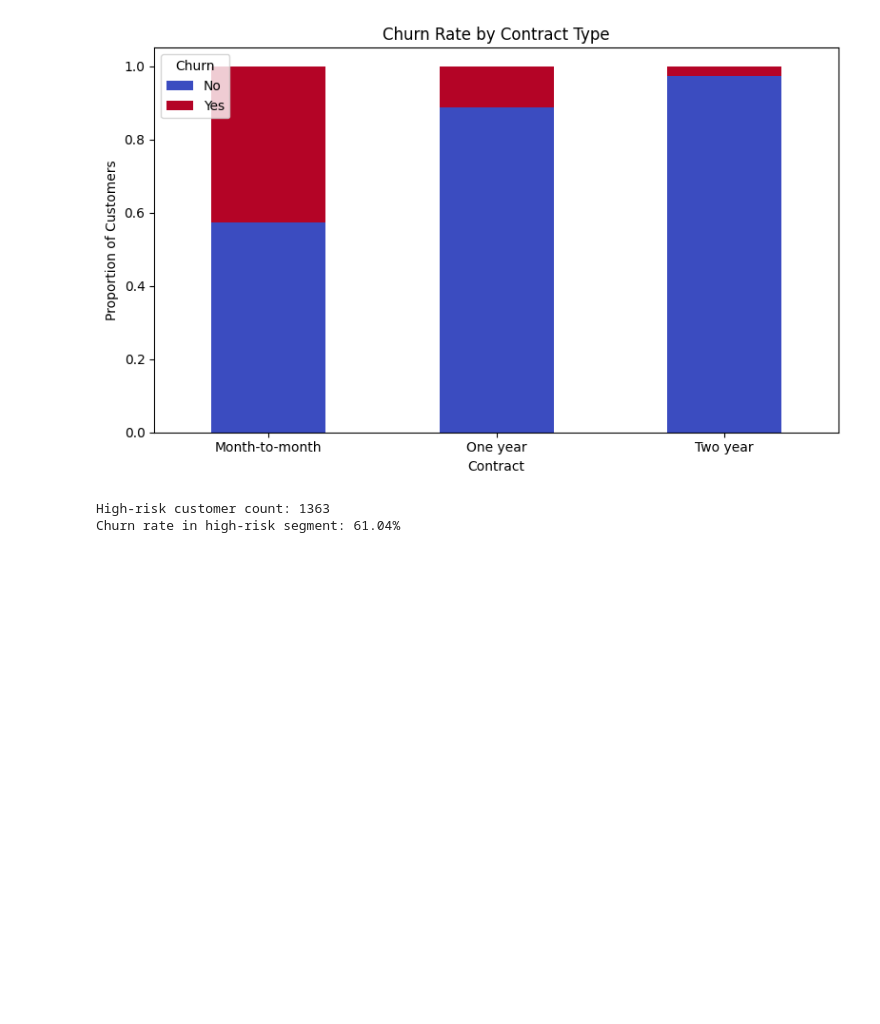
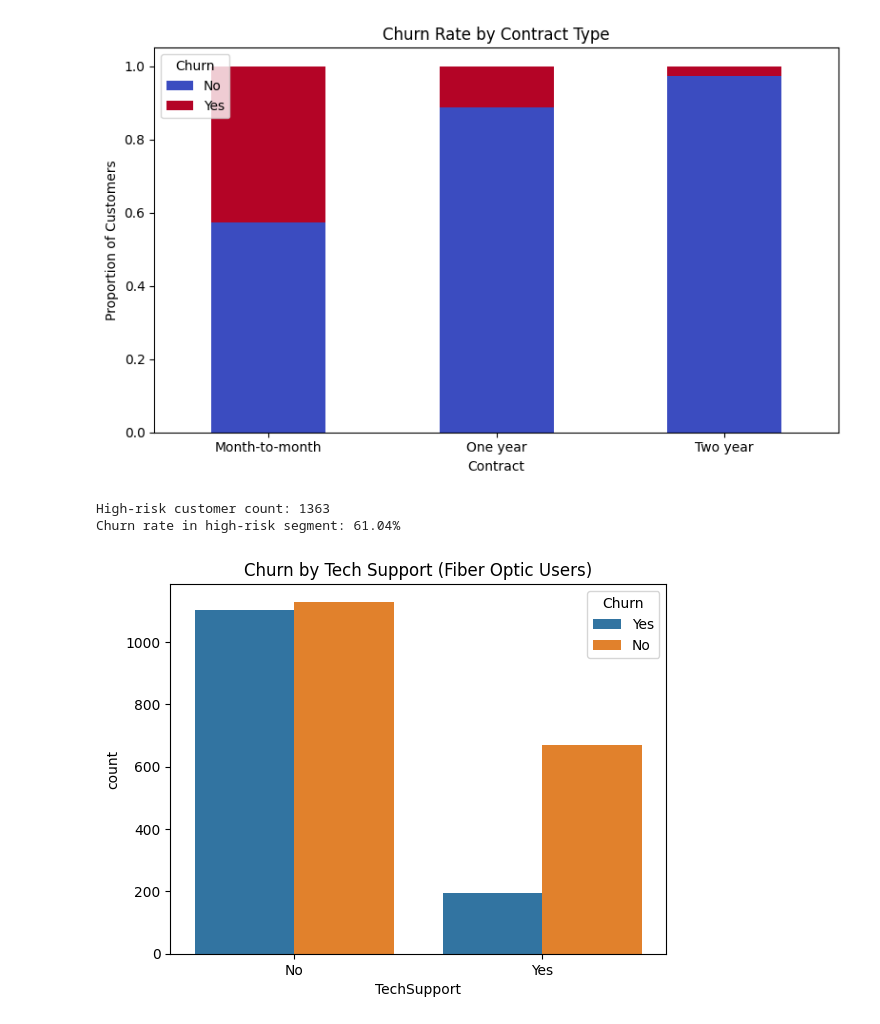
Before and after one commit to ARUNAGIRINATHAN-K/Data-Analyst-Project-Portfolio, a Jupyter notebook: Customer_Churn_Analysis/notebooks/04_retention_strategies.ipynb, the cells around one changed output. Saved outputs shown, nothing was run; the diff lists cells and outputs as text; code cells hidden in the pictures; blank space fills up the shorter version.

Commit message:
count plot

```diff
--- a/Customer_Churn_Analysis/notebooks/04_retention_strategies.ipynb
+++ b/Customer_Churn_Analysis/notebooks/04_retention_strategies.ipynb
@@ -30,3 +30,10 @@ print("Churn rate in high-risk segment: {:.2f}%".format(high_risk['Churn'].value
 # %% [output]
 High-risk customer count: 1363
 Churn rate in high-risk segment: 61.04%
+# %%
+# Target segment (Fiber, No tech support)
+sns.countplot(data=df[(df['InternetService'] == 'Fiber optic')], x='TechSupport', hue='Churn')
+plt.title("Churn by Tech Support (Fiber Optic Users)")
+plt.show()
+# %% [output]
+[figure, added]
```
